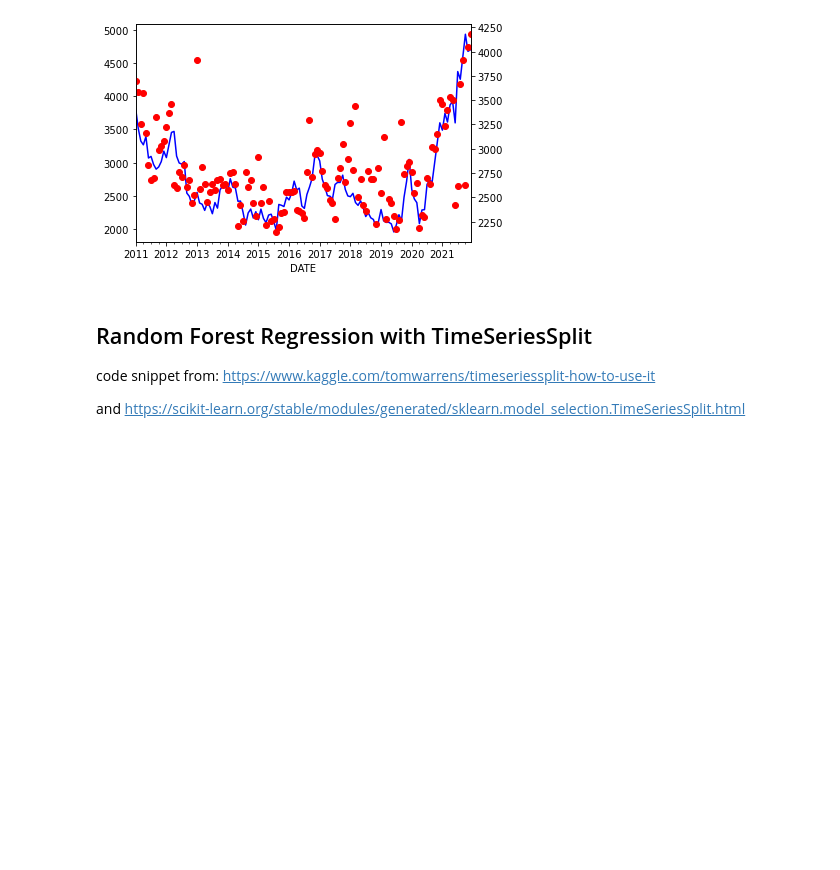
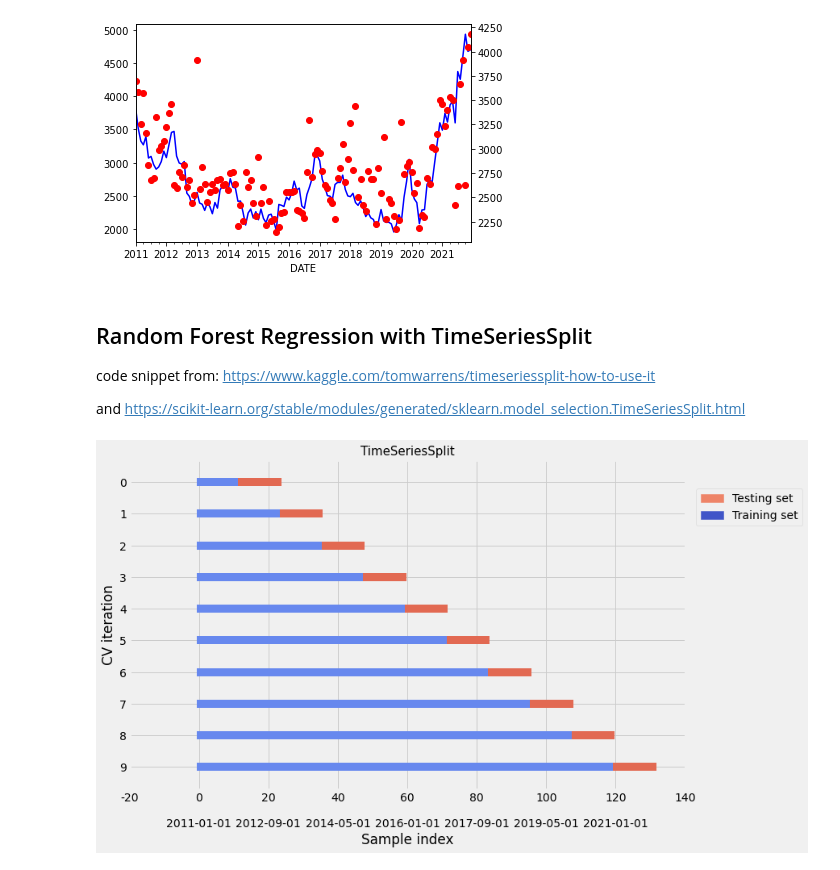
Before and after one commit to Soo-Im/PalmOil, a Jupyter notebook: ENSO-Palm_Prediction.ipynb, the cells around one changed output. Drawn from its saved outputs; the diff is of its cells as text; code cells hidden in the pictures; blank space fills up the shorter version.

Commit message:
TimeSeriesSplit 가시화 추가

```diff
--- a/ENSO-Palm_Prediction.ipynb
+++ b/ENSO-Palm_Prediction.ipynb
@@ -502,8 +496,50 @@ from sklearn.metrics import r2_score
 # %%
-tscv = TimeSeriesSplit(n_splits=8)
+n_splits = 10
+tscv = TimeSeriesSplit(n_splits = n_splits)
 # %%
 X = data['nino-1']
 y = data['종가resd']
+# %%
+def plot_cv_indices(cv, n_splits, X, y, date_col = None):
+    """Create a sample plot for indices of a cross-validation object."""
+
+    fig, ax = plt.subplots(1, 1, figsize = (11, 7))
+
+    # Generate the training/testing visualizations for each CV split
+    for ii, (tr, tt) in enumerate(cv.split(X=X, y=y)):
+        # Fill in indices with the training/test groups
+        indices = np.array([np.nan] * len(X))
+        indices[tt] = 1
+        indices[tr] = 0
+
+        # Visualize the results
+        ax.scatter(range(len(indices)), [ii + .5] * len(indices),
+                   c=indices, marker='_', lw=10, cmap=cmap_cv,
+                   vmin=-.2, vmax=1.2)
+
+
+    # Formatting
+    yticklabels = list(range(n_splits))
+
+    if date_col is not None:
+        tick_locations  = ax.get_xticks()
+        tick_dates = [" "] + date_col.iloc[list(tick_locations[1:-1])].astype(str).tolist() + [" "]
+
+        tick_locations_str = [str(int(i)) for i in tick_locations]
+        new_labels = ['\n\n'.join(x) for x in zip(list(tick_locations_str), tick_dates) ]
+        ax.set_xticks(tick_locations)
+        ax.set_xticklabels(new_labels)
+
+    ax.set(yticks=np.arange(n_splits) + .5, yticklabels=yticklabels,
+           xlabel='Sample index', ylabel="CV iteration",
+           ylim=[n_splits+0.2, -.2])
+    ax.legend([Patch(color=cmap_cv(.8)), Patch(color=cmap_cv(.02))],
+              ['Testing set', 'Training set'], loc=(1.02, .8))
+    ax.set_title('{}'.format(type(cv).__name__), fontsize=15)
+# %%
+plot_cv_indices(tscv,n_splits, X, y, date_col = data.index.to_series())
+# %% [output]
+[figure, added]
 # %%
 from sklearn.ensemble import RandomForestRegressor
 # %%
```
Also changed, not shown: parts of 5 cells of this notebook.
